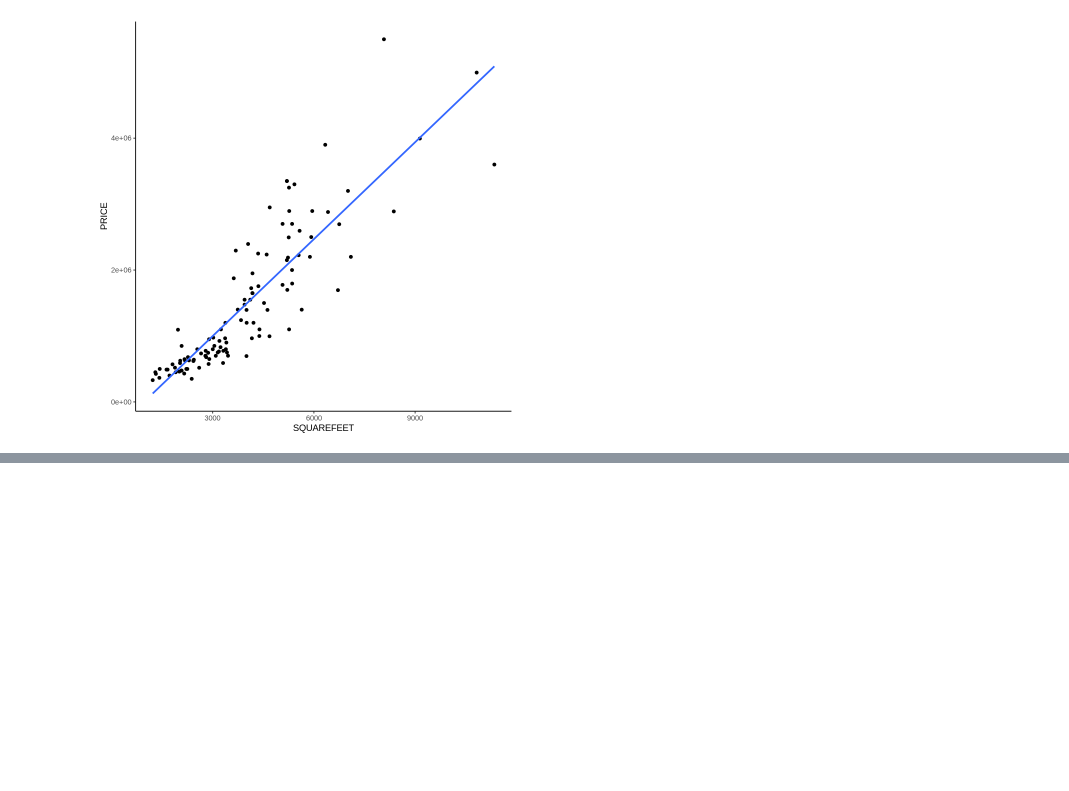
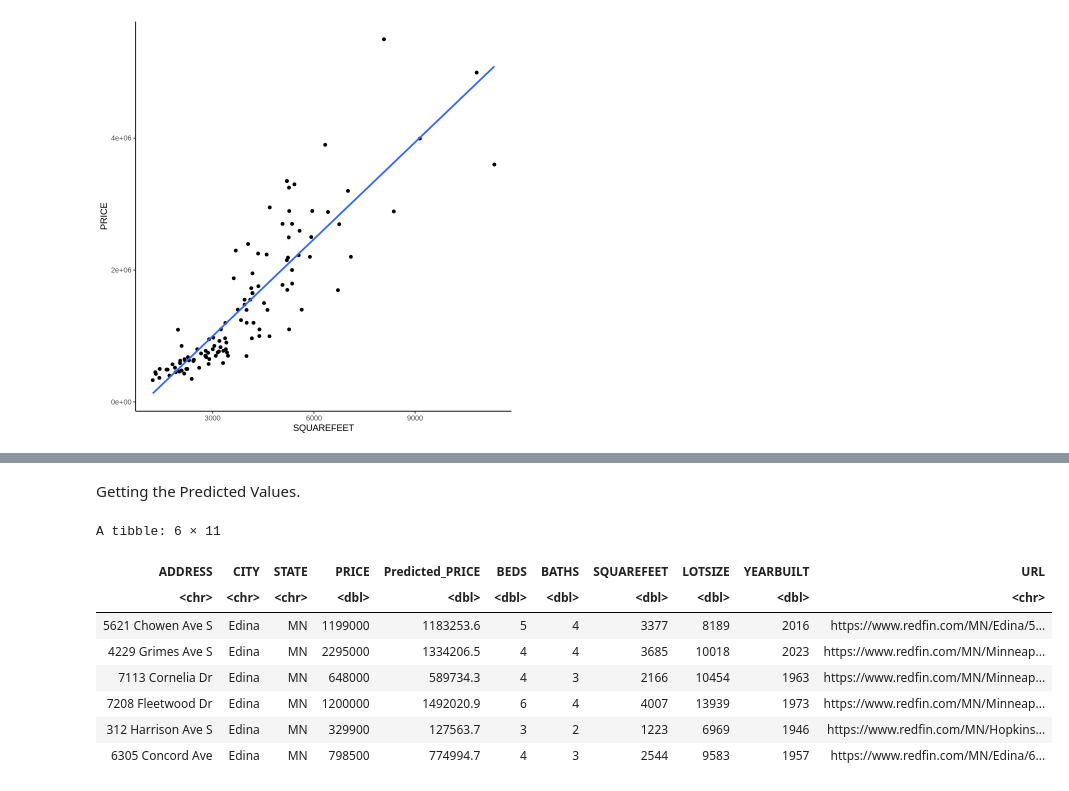
Before and after one commit to celacarney/Linear-Algebra-Projects, a Jupyter notebook: EdinaHomePrices.ipynb, the cells around one changed output, grey strips where cells are left out. Drawn from its saved outputs; the diff is of its cells as text; code cells hidden in the pictures; blank space fills up the shorter version.

```diff
--- a/EdinaHomePrices.ipynb
+++ b/EdinaHomePrices.ipynb
@@ -51,0 +50,3 @@ ggplot(data=EdinaHomePrices, aes(x=SQUAREFEET,y=PRICE)) +
+# %%
+#Fitting the simple linear regression model in R
+LM_Price_SquareFeet <- lm(PRICE ~ SQUAREFEET, data = EdinaHomePrices)
@@ -51,0 +85,21 @@ ggplot(data=EdinaHomePrices, aes(x=SQUAREFEET,y=PRICE)) +
+# %% [markdown]
+Getting the Predicted Values.
+# %%
+(EdinaHomePrices
+ %>% mutate(
+            Predicted_PRICE = predict(LM_Price_SquareFeet, newdata = EdinaHomePrices)
+           )
+ %>% select(ADDRESS, CITY, STATE, PRICE, Predicted_PRICE, BEDS, BATHS, SQUAREFEET, LOTSIZE, YEARBUILT, URL)
+) -> EdinaHomePrices_with_Predicted
+
+head(EdinaHomePrices_with_Predicted)
+# %% [output]
+A tibble: 6 × 11
+| ADDRESS | CITY | STATE | PRICE | Predicted_PRICE | BEDS | BATHS | SQUAREFEET | LOTSIZE | YEARBUILT | URL |
+| <chr> | <chr> | <chr> | <dbl> | <dbl> | <dbl> | <dbl> | <dbl> | <dbl> | <dbl> | <chr> |
+| 5621 Chowen Ave S | Edina | MN | 1199000 | 1183253.6 | 5 | 4 | 3377 | 8189 | 2016 | https://www.redfin.com/MN/Edina/5... |
+| 4229 Grimes Ave S | Edina | MN | 2295000 | 1334206.5 | 4 | 4 | 3685 | 10018 | 2023 | https://www.redfin.com/MN/Minneap... |
+| 7113 Cornelia Dr | Edina | MN | 648000 | 589734.3 | 4 | 3 | 2166 | 10454 | 1963 | https://www.redfin.com/MN/Minneap... |
+| 7208 Fleetwood Dr | Edina | MN | 1200000 | 1492020.9 | 6 | 4 | 4007 | 13939 | 1973 | https://www.redfin.com/MN/Minneap... |
+| 312 Harrison Ave S | Edina | MN | 329900 | 127563.7 | 3 | 2 | 1223 | 6969 | 1946 | https://www.redfin.com/MN/Hopkins... |
+| 6305 Concord Ave | Edina | MN | 798500 | 774994.7 | 4 | 3 | 2544 | 9583 | 1957 | https://www.redfin.com/MN/Edina/6... |
```
Also changed, not shown: parts of 11 cells of this notebook.
